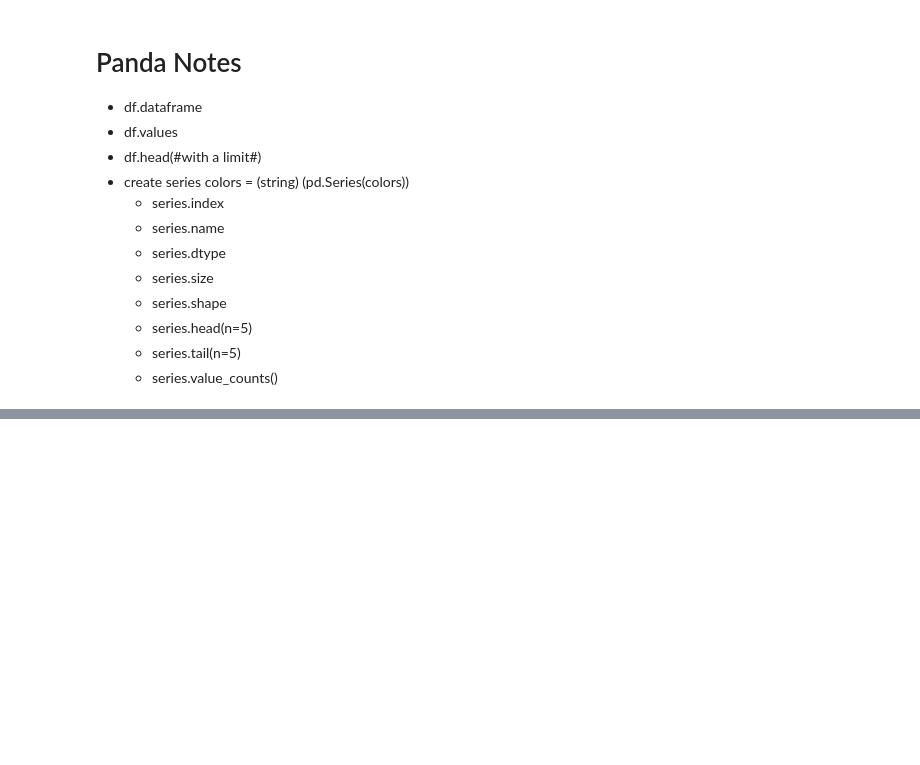
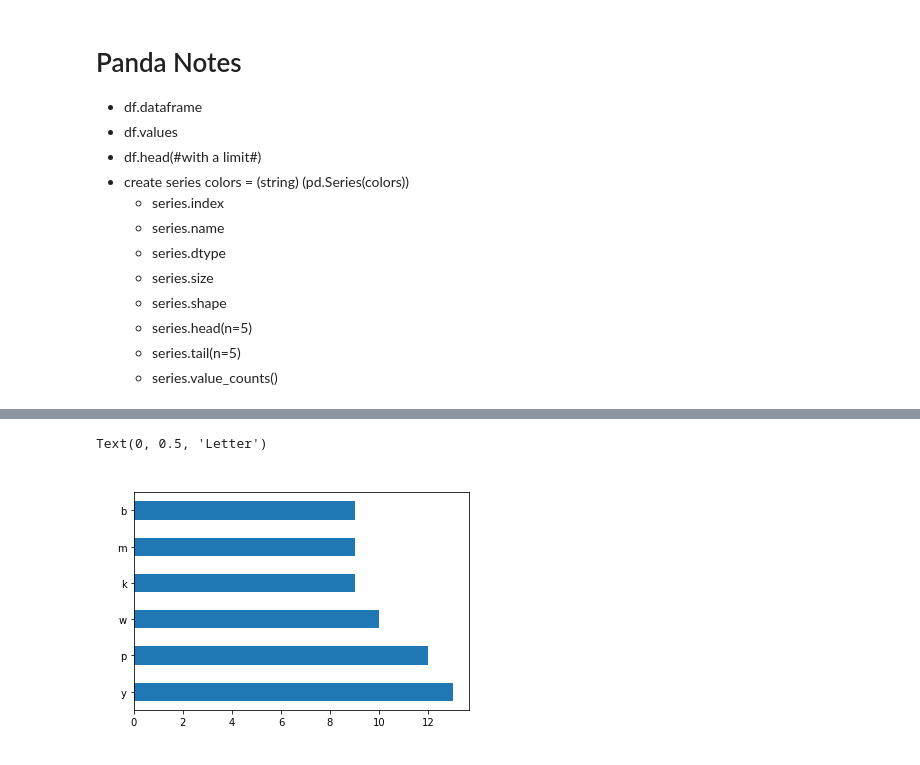
Before and after one commit to ljackson707/numpy-pandas-visualization-exercises, a Jupyter notebook: pandas_series.ipynb, the cells around one changed output, grey strips where cells are left out. Drawn from its saved outputs; the diff is of its cells as text; code cells hidden in the pictures; blank space fills up the shorter version.

```diff
--- a/pandas_series.ipynb
+++ b/pandas_series.ipynb
@@ -16,0 +549,8 @@ import pandas as pd
+# %%
+string.value_counts()[:6].plot.barh()
+plt.title('Letters', color = 'w')
+plt.xlabel("Freq", color = 'w')
+plt.ylabel("Letter", color = 'w')
+# %% [output]
+Text(0, 0.5, 'Letter')
+[figure, added]
```
Also changed, not shown: parts of 59 cells of this notebook.
